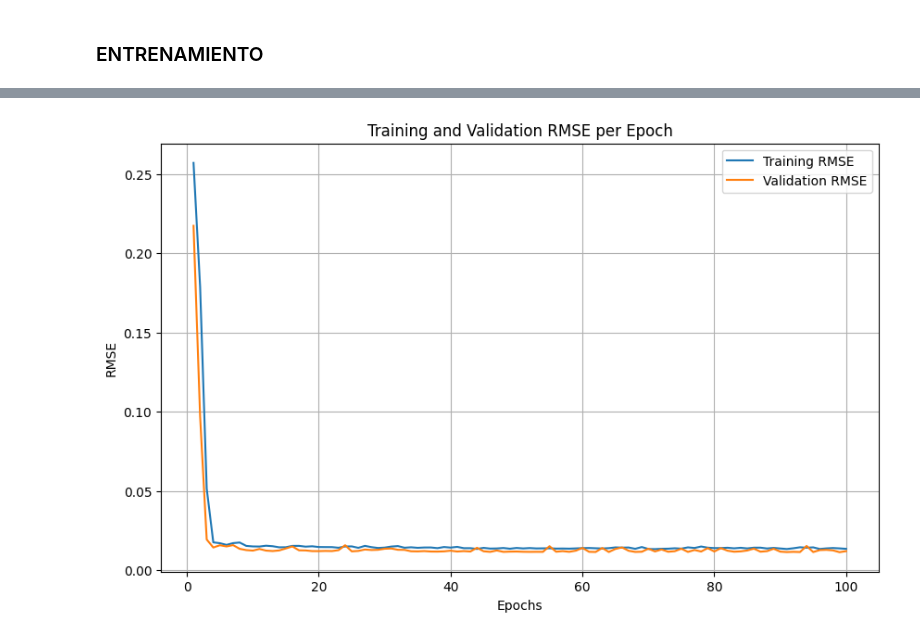
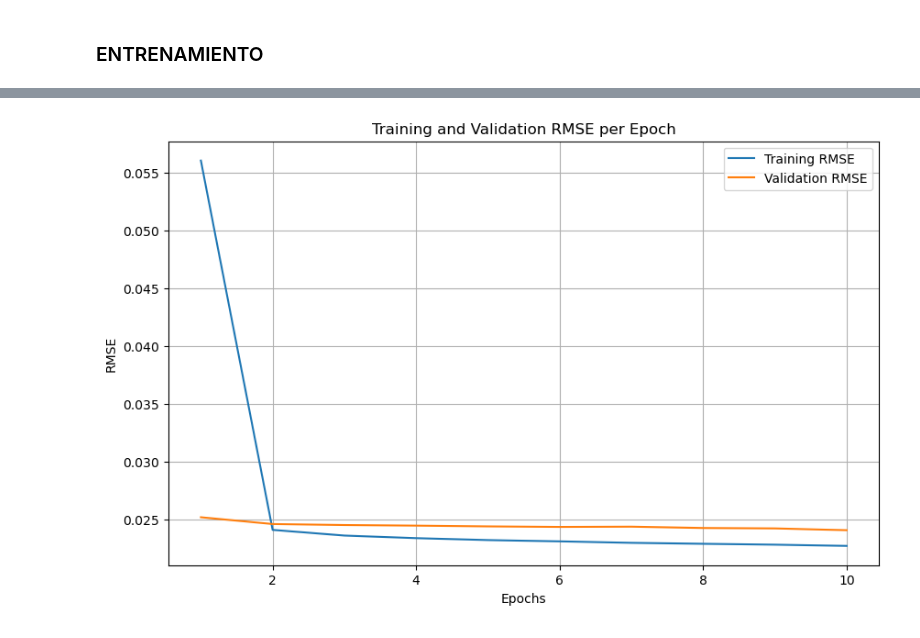
Before and after one commit to ALTH-Alma/Deep-model-Alma, a Jupyter notebook: Deep_sanne_keras_gpu.ipynb, the cells around one changed output, grey strips where cells are left out. Saved outputs shown, nothing was run; the diff lists cells and outputs as text; code cells hidden in the pictures.

```diff
--- a/Deep_sanne_keras_gpu.ipynb
+++ b/Deep_sanne_keras_gpu.ipynb
@@ -69,9 +69,9 @@ coreClock: 1.4805GHz coreCount: 56 deviceMemorySize: 15.89GiB deviceMemoryBandwi
 
 # Rutas de trabajo
 npy_folder = '/disk2/alma/tesisSpace/'
-numpy_file_name_image = "numpyFile_simulation_images"
-numpy_file_name_velocity_x = "./numpyFile_simulation_velocity_x"
-numpy_file_name_velocity_y = "./numpyFile_simulation_velocity_y"
+numpy_file_name_image = "numpyFile_simulation_images_real"
+numpy_file_name_velocity_x = "./numpyFile_simulation_velocity_x_real"
+numpy_file_name_velocity_y = "./numpyFile_simulation_velocity_y_real"
 
 def load_normalize_data():
 
@@ -255,14 +275,12 @@ test_dataset.shard(4, 0)
 # %% [markdown]
 ### MODELO
 # %%
-import tensorflow as tf
-
 # Definir una estrategia de distribución
 strategy = tf.distribute.MirroredStrategy(devices=['/gpu:0', '/gpu:1', '/gpu:2', '/gpu:3'])
 
-class DistributedDeepSanneModel(tf.keras.Model):
+class DistributedDeepSanneModel_auto(tf.keras.Model):
     def __init__(self, time_steps, height, width, channels):
-        super(DistributedDeepSanneModel, self).__init__()
+        super(DistributedDeepSanneModel_auto, self).__init__()
         self.time_steps = time_steps
         self.height = height
         self.width = width
@@ -301,7 +319,7 @@ class DistributedDeepSanneModel(tf.keras.Model):
 
 # Instanciar modelo dentro de la estrategia de distribución
 with strategy.scope():
-    model = DistributedDeepSanneModel(time_steps=time_steps, height=height, width=width, channels=channels)
+    model = DistributedDeepSanneModel_auto(time_steps=time_steps, height=height, width=width, channels=channels)
 
 # Compilar modelo
 model.compile(optimizer='adam', loss='mse')
@@ -415,17 +581,23 @@ Layer sequential_9 output shape: (45, 1)
 # Definir una estrategia de distribución
 strategy = tf.distribute.MirroredStrategy(devices=['/gpu:0', '/gpu:1', '/gpu:2', '/gpu:3'])
 
+optimizer=Adam(lr=0.001)
+#optimizer = SGD(learning_rate=0.01, momentum=0.0, nesterov=False)
+#optimizer = RMSprop(learning_rate=0.001, rho=0.9)
+#optimizer = Adagrad(learning_rate=0.01)
+#optimizer = Nadam(learning_rate=0.001)
+
 # Crear y compilar el modelo dentro de la estrategia
 with strategy.scope():
-    model = DistributedDeepSanneModel(time_steps=steps, height=height, width=width, channels=channels)
-    model.compile(optimizer=Adam(lr=0.0001), loss=MeanSquaredError())
+    model = DistributedDeepSanneModel_auto(time_steps=steps, height=height, width=width, channels=channels)
+    model.compile(optimizer, loss=MeanSquaredError())
 
     # Mostrar el resumen del modelo
     model.model.summary()
 
     start_time = time.time()
     # Entrenar el modelo
-    epochs = 100
+    epochs = 10
     history = model.fit(train_dataset, epochs=epochs, validation_data=valid_dataset)
 
     # Medir el tiempo total de entrenamiento
@@ -451,9 +623,14 @@ with strategy.scope():
     with open('test_summaries_tf.txt', 'w') as f:
         f.write(f"Test Loss: {test_loss:.4f}\n")
 
-# Guardar el modelo entrenado
-model_path = 'saved_model_directory'
-model.save(model_path)
-print(f"Modelo guardado en: {model_path}")
+# Guardar modelo
+npix = 300
+opti = 'Adam'
+ntn = len(train_images)
+nv = len(valid_images)
+ntt = len(test_images)
+model_name = f'modelo_npix{npix}_ntn{ntn}_nv{nv}_ntt{ntt}_b{batch_size}_ts{steps}_{opti}_deep_drop'
+model.save(model_name)
+print(f"Modelo guardado en: {model_name}")
 # %% [output]
 INFO:tensorflow:Using MirroredStrategy with devices ('/job:localhost/replica:0/task:0/device:GPU:0', '/job:localhost/replica:0/task:0/device:GPU:1', '/job:localhost/replica:0/task:0/device:GPU:2', '/j ...
@@ -549,18 +734,19 @@ Modelo guardado en: saved_model_directory
 # %%
 # Graficar pérdidas
 epochs_range = range(1, epochs + 1)
 plt.figure(figsize=(10, 6))
 plt.plot(epochs_range, train_summaries, label='Training RMSE')
 plt.plot(epochs_range, valid_summaries, label='Validation RMSE')
 plt.xlabel('Epochs')
 plt.ylabel('RMSE')
 plt.title('Training and Validation RMSE per Epoch')
 plt.legend()
 plt.grid(True)
-plt.savefig('rmse_per_epoch.png')
+image_name = f'rmse_per_epoch_modelo_npix{npix}_ntn{ntn}_nv{nv}_ntt{ntt}_b{batch_size}_ts{steps}_{opti}_tf_deep_drop.png'
+plt.savefig(image_name)
 plt.show()
 # %% [output]
-[figure, old version]
+[figure, new version]
 # %%
 def plotImage(image_data):
     plt.figure()
```
Also changed, not shown: parts of 13 cells of this notebook, 2 other files.
